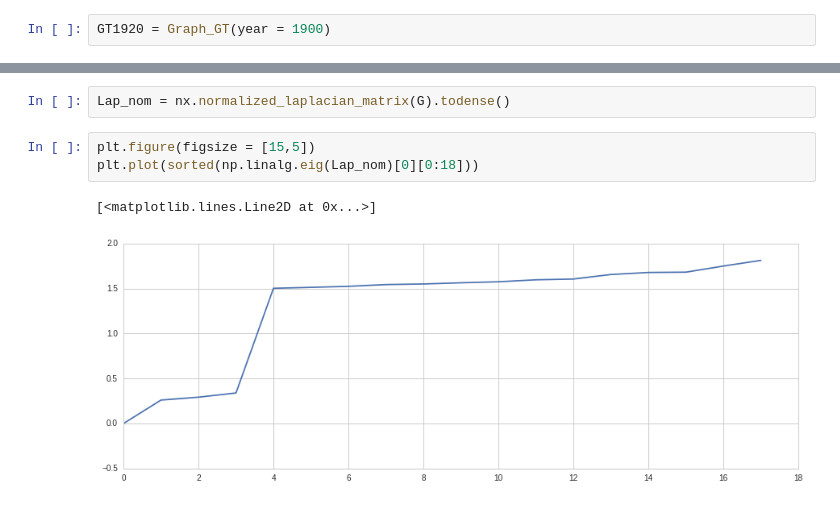
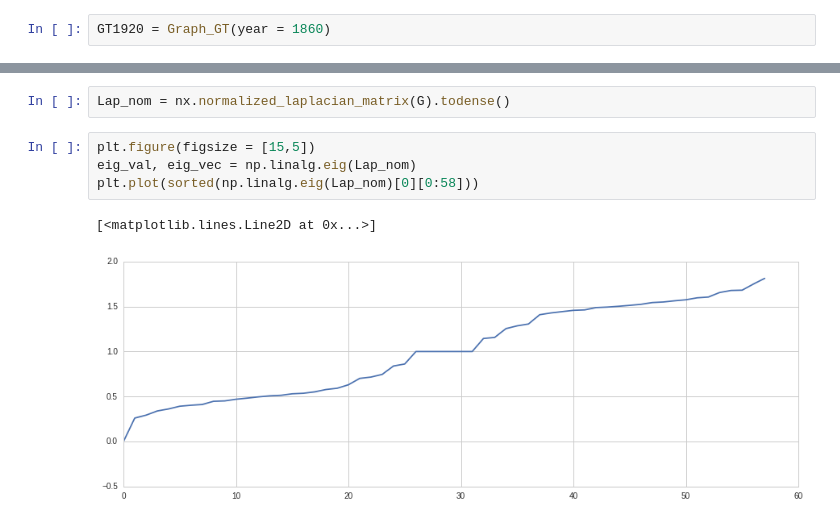
Before and after one commit to mydu/bilateral-vis, a Jupyter notebook: data-processing.ipynb, the cells around one changed output, grey strips where cells are left out. Drawn from its saved outputs; the diff is of its cells as text.

```diff
--- a/data-processing.ipynb
+++ b/data-processing.ipynb
@@ -70,7 +70,7 @@ class Graph_GT:
         G.add_nodes_from(nodes)
         return G
 # %%
-GT1920 = Graph_GT(year = 1900)
+GT1920 = Graph_GT(year = 1860)
 # %%
 gra = GT1920.graph()
 # %% [markdown]
@@ -136,7 +116,8 @@ plt.show()
 Lap_nom = nx.normalized_laplacian_matrix(G).todense()
 # %%
 plt.figure(figsize = [15,5])
-plt.plot(sorted(np.linalg.eig(Lap_nom)[0][0:18]))
+eig_val, eig_vec = np.linalg.eig(Lap_nom)
+plt.plot(sorted(np.linalg.eig(Lap_nom)[0][0:58]))
 # %% [output]
 [<matplotlib.lines.Line2D at 0x...>]
-[figure, old version]
+[figure, new version]
```
Also changed, not shown: parts of 7 cells of this notebook.
